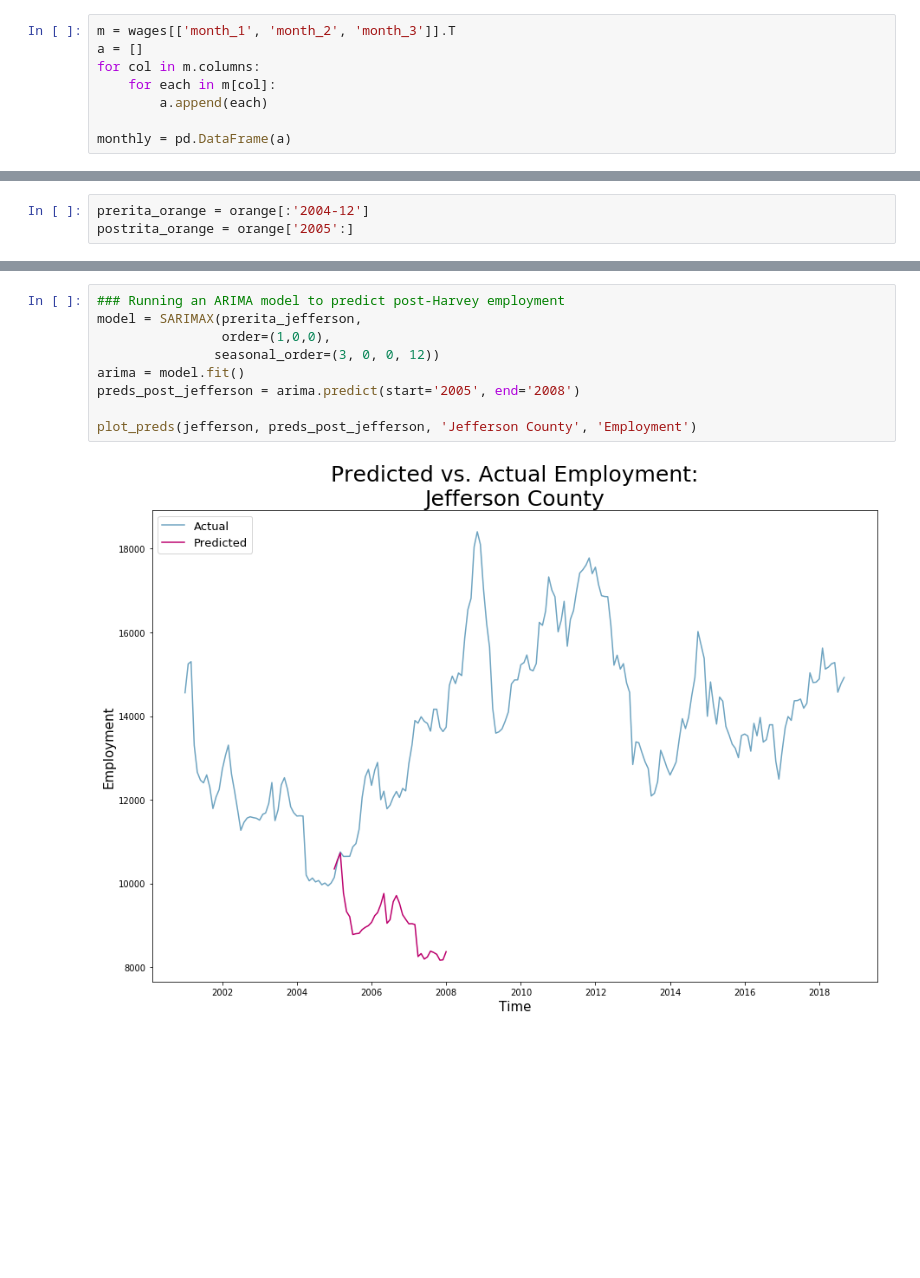
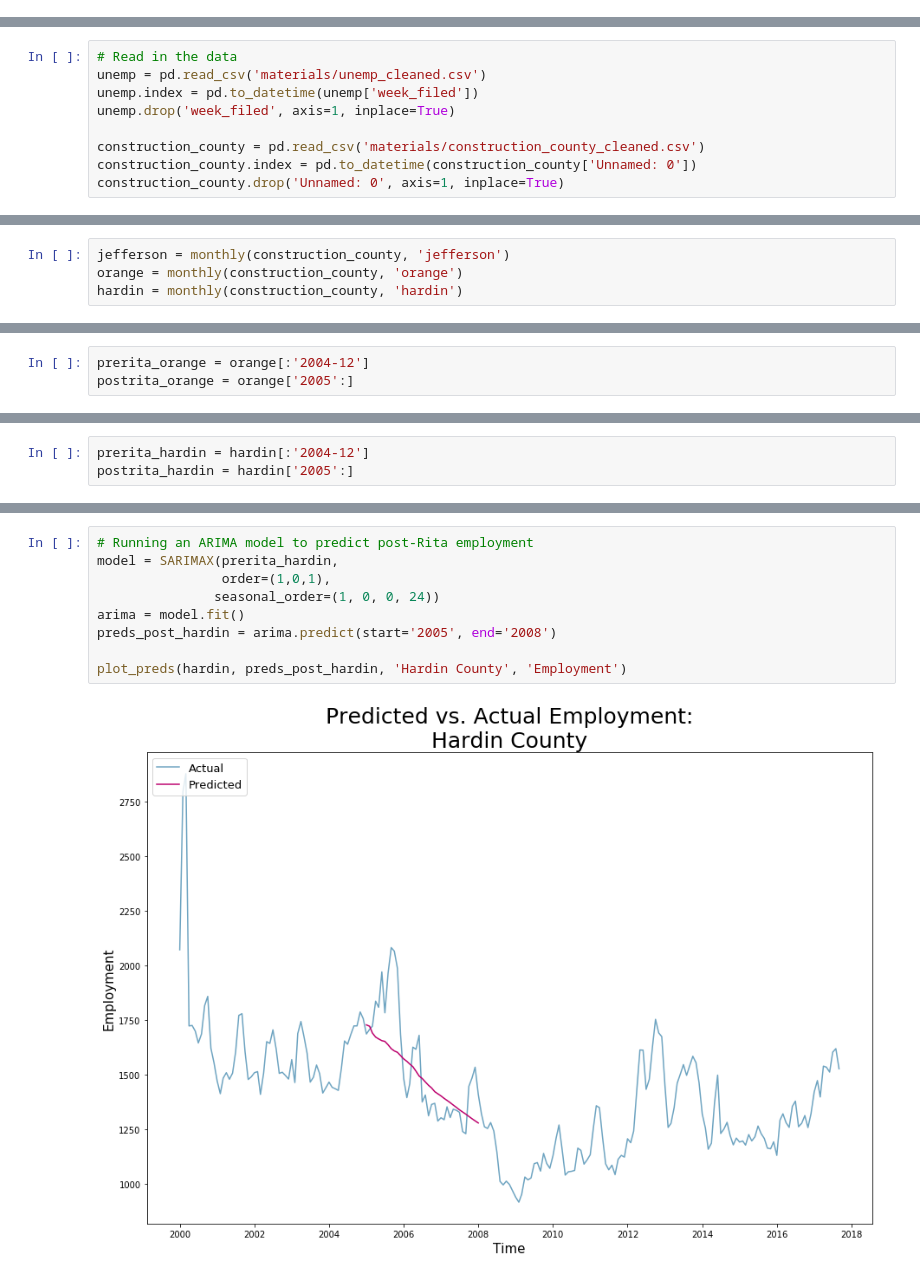
Before and after one commit to GraceCampbell/Project-4, a Jupyter notebook: project-4-rita-modeling.ipynb, the cells around one changed output, grey strips where cells are left out. Drawn from its saved outputs; the diff is of its cells as text; blank space fills up the shorter version.

```diff
--- a/project-4-rita-modeling.ipynb
+++ b/project-4-rita-modeling.ipynb
@@ -194,8 +2,0 @@ wages.head()
-# %%
-m = wages[['month_1', 'month_2', 'month_3']].T
-a = []
-for col in m.columns:
-    for each in m[col]:
-        a.append(each)
-
-monthly = pd.DataFrame(a)
@@ -521,0 +16,9 @@ dtype: float64
+# %%
+# Read in the data
+unemp = pd.read_csv('materials/unemp_cleaned.csv')
+unemp.index = pd.to_datetime(unemp['week_filed'])
+unemp.drop('week_filed', axis=1, inplace=True)
+
+construction_county = pd.read_csv('materials/construction_county_cleaned.csv')
+construction_county.index = pd.to_datetime(construction_county['Unnamed: 0'])
+construction_county.drop('Unnamed: 0', axis=1, inplace=True)
@@ -548,0 +71,4 @@ plot_preds(unemp[:'2006'][['initial_claims']], preds, 'Statewide', 'Unemployment
+# %%
+jefferson = monthly(construction_county, 'jefferson')
+orange = monthly(construction_county, 'orange')
+hardin = monthly(construction_county, 'hardin')
@@ -583,3 +139,6 @@ postrita_jefferson = jefferson['2005':]
+# %%
+prerita_hardin = hardin[:'2004-12']
+postrita_hardin = hardin['2005':]
 # %%
 # Checking for stationarity
 def interpret_dftest(dftest):
@@ -598,11 +157,11 @@ plot_acf_pacf(prerita_jefferson, 24, '2 Years', 'Jefferson County')
 # %%
-### Running an ARIMA model to predict post-Harvey employment
-model = SARIMAX(prerita_jefferson,
-                order=(1,0,0),
-               seasonal_order=(3, 0, 0, 12))
+# Running an ARIMA model to predict post-Rita employment
+model = SARIMAX(prerita_hardin,
+                order=(1,0,1),
+               seasonal_order=(1, 0, 0, 24))
 arima = model.fit()
-preds_post_jefferson = arima.predict(start='2005', end='2008')
+preds_post_hardin = arima.predict(start='2005', end='2008')
 
-plot_preds(jefferson, preds_post_jefferson, 'Jefferson County', 'Employment')
+plot_preds(hardin, preds_post_hardin, 'Hardin County', 'Employment')
 # %% [output]
-[figure, old version]
+[figure, new version]
```
Also changed, not shown: parts of 119 cells of this notebook, 13 other files.
